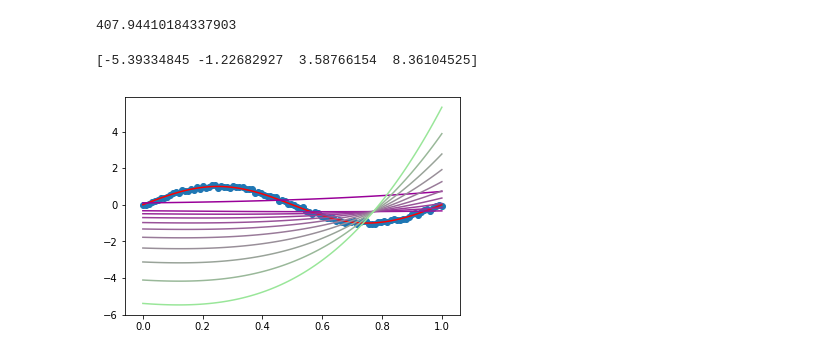
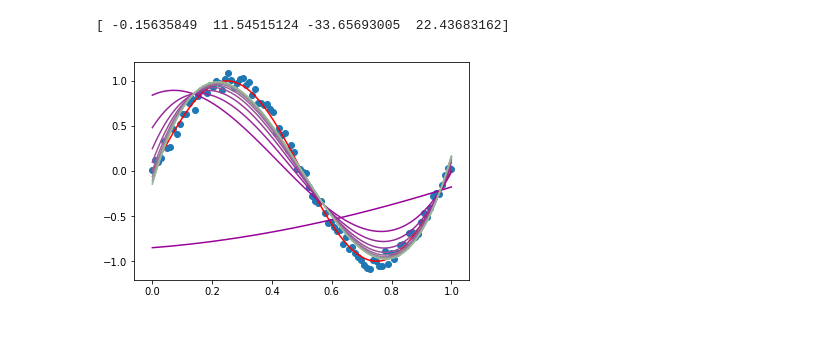
Before and after one commit to hatzel/machine-learning, a Jupyter notebook: Exercise 01.ipynb, the cells around one changed output. Cells and saved outputs as stored; diff of their text form; code cells hidden in the pictures.

```diff
--- a/Exercise 01.ipynb
+++ b/Exercise 01.ipynb
@@ -12,18 +12,19 @@ def random_data(xs):
     values = np.sin(xs * 2 * pi)
     return values + noise
 
+def draw(theta, xs, iteration):
+    ys = []
+    for x in xs:
+        ys.append(hyp(theta, x))
+    plt.plot(xs, ys, color=(0.6, 0.8 * iteration, 0.6))
+
 def cost(theta, xs, ys):
-    guessed = hyp(theta, xs)
-    error = np.sum((guessed - ys) ** 2) * 0.5
-    return error
+    total_error = 0
+    for i, x in enumerate(xs):
+        total_error += (ys[i] - hyp(theta, x)) ** 2
+    return total_error / 2
 
-def hyp(thetas, xs, polynomial=True):
-    summed = np.zeros(xs.shape)
-    for i, t in enumerate(thetas):
-        summed += t * (xs ** i) if polynomial else t * xs
-    return summed
-
-def hyp_simple(theta, x, polynomial=True):
+def hyp(theta, x, polynomial=True):
     summed = 0
     for i, t in enumerate(theta):
         summed += t * (x ** i) if polynomial else t * x
@@ -41,22 +32,24 @@ ys = random_data(xs)
-# %%
-cost(theta, xs, ys)
-# %% [output]
-407.94410184337903
+# %%
+alpha = 0.05
+length = 100
+xs = np.linspace(0, 1, length)
+ys = random_data(xs)
 # %%
-plt.ion()
 plt.scatter(xs, ys)
 plt.plot(xs, np.sin(xs * 2 * pi), color="red")
 
 theta = np.random.rand(4)
-for iteration in range(10000):
+iterations = 10000
+for iteration in range(iterations):
     for i, x in enumerate(xs):
+        new_theta = np.copy(theta)
         for j in range(len(theta)):
-            theta[j] = theta[j] + (alpha * (ys[i] - hyp_simple(theta, x)) * x)
-    if iteration % 1000 == 0:
-        plt.plot(xs, hyp(theta, xs), color=(0.6, 0.8 * iteration / 10000, 0.6))
+            new_theta[j] = theta[j] + (alpha * (ys[i] - hyp(theta, x)) * (x ** j))
+        theta = new_theta
+    if iteration % int(iterations/10) == 0:
+        draw(theta, xs, iteration/iterations)
 
-plt.plot(xs, hyp(theta, xs), color=(0.6, 0.9, 0.6))
 print(theta)
 # %% [output]
-[-5.39334845 -1.22682927  3.58766154  8.36104525]
+[ -0.15635849  11.54515124 -33.65693005  22.43683162]
-[figure, old version]
+[figure, new version]
```
Also changed, not shown: parts of 1 cell of this notebook, 1 other file.
